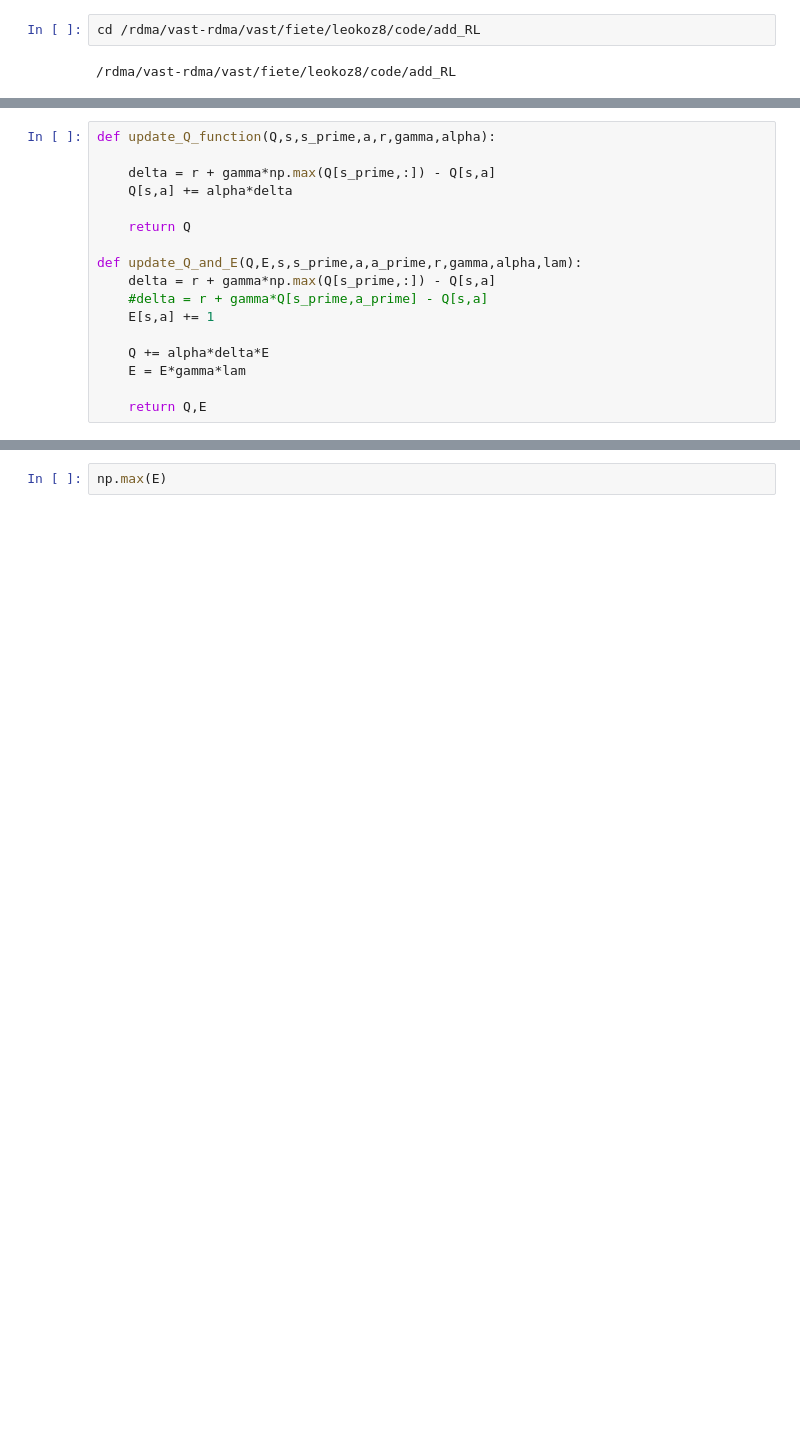
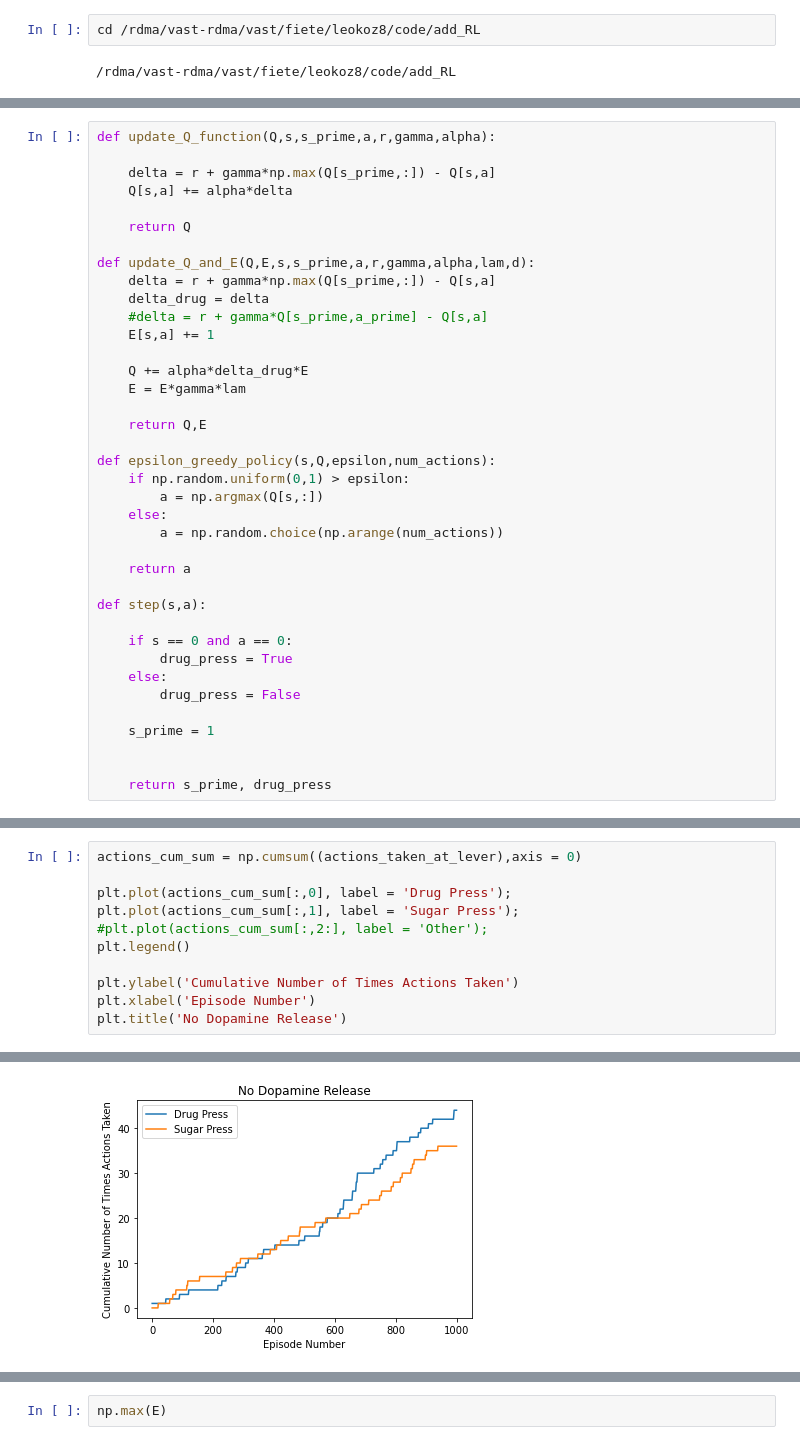
Before and after one commit to kozleo/add_RL, a Jupyter notebook: notebooks/test_nb.ipynb, the cells around one changed output, grey strips where cells are left out. Saved outputs shown, nothing was run; the diff lists cells and outputs as text; blank space fills up the shorter version.

Commit message:
policy gradient example working on CocaineWorld

```diff
--- a/notebooks/test_nb.ipynb
+++ b/notebooks/test_nb.ipynb
@@ -20,12 +17,33 @@ def update_Q_function(Q,s,s_prime,a,r,gamma,alpha):
 
     return Q
 
-def update_Q_and_E(Q,E,s,s_prime,a,a_prime,r,gamma,alpha,lam):
+def update_Q_and_E(Q,E,s,s_prime,a,r,gamma,alpha,lam,d):
     delta = r + gamma*np.max(Q[s_prime,:]) - Q[s,a]
+    delta_drug = delta
     #delta = r + gamma*Q[s_prime,a_prime] - Q[s,a]
     E[s,a] += 1
 
-    Q += alpha*delta*E
+    Q += alpha*delta_drug*E
     E = E*gamma*lam
 
     return Q,E
+
+def epsilon_greedy_policy(s,Q,epsilon,num_actions):
+    if np.random.uniform(0,1) > epsilon:
+        a = np.argmax(Q[s,:])
+    else:
+        a = np.random.choice(np.arange(num_actions))
+
+    return a
+
+def step(s,a):
+
+    if s == 0 and a == 0:
+        drug_press = True
+    else:
+        drug_press = False
+
+    s_prime = 1
+
+
+    return s_prime, drug_press
@@ -31,0 +178,12 @@ def update_Q_and_E(Q,E,s,s_prime,a,a_prime,r,gamma,alpha,lam):
+# %%
+actions_cum_sum = np.cumsum((actions_taken_at_lever),axis = 0)
+
+plt.plot(actions_cum_sum[:,0], label = 'Drug Press');
+plt.plot(actions_cum_sum[:,1], label = 'Sugar Press');
+#plt.plot(actions_cum_sum[:,2:], label = 'Other');
+plt.legend()
+
+plt.ylabel('Cumulative Number of Times Actions Taken')
+plt.xlabel('Episode Number')
+plt.title('No Dopamine Release')
+# %% [output]
@@ -31,0 +191 @@ def update_Q_and_E(Q,E,s,s_prime,a,a_prime,r,gamma,alpha,lam):
+[figure, added]
```
Also changed, not shown: parts of 7 cells of this notebook, 12 other files.
